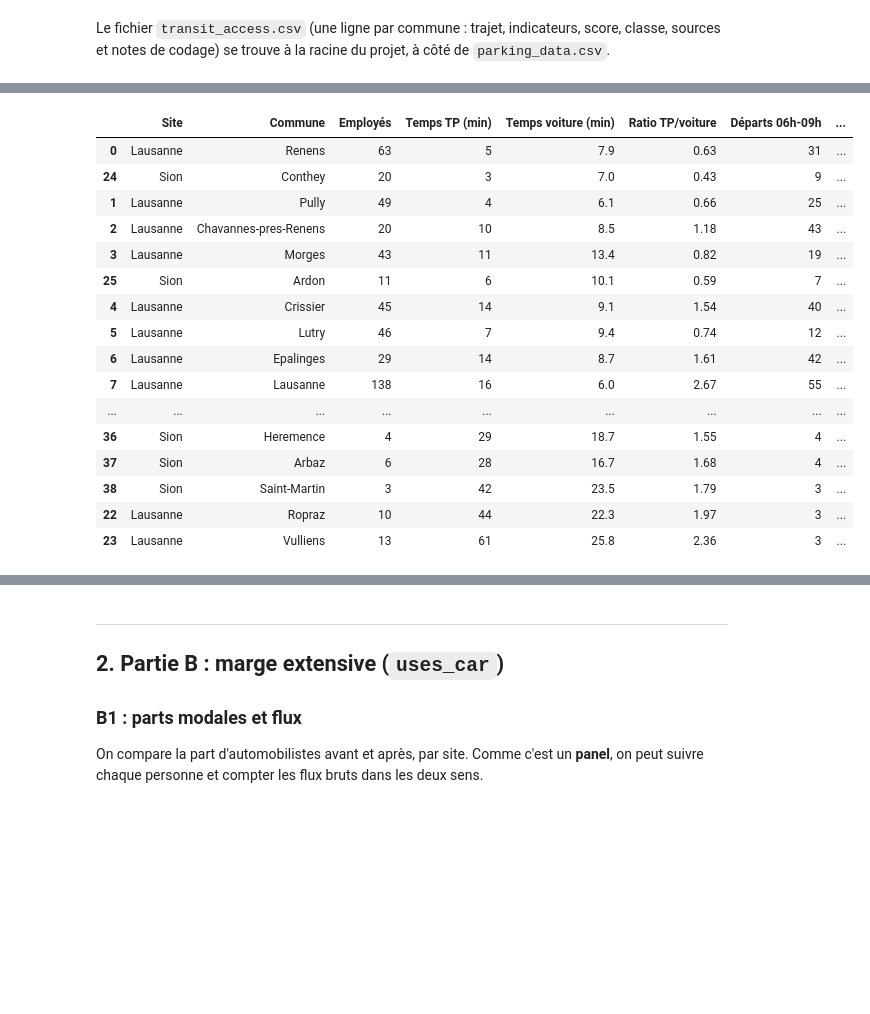
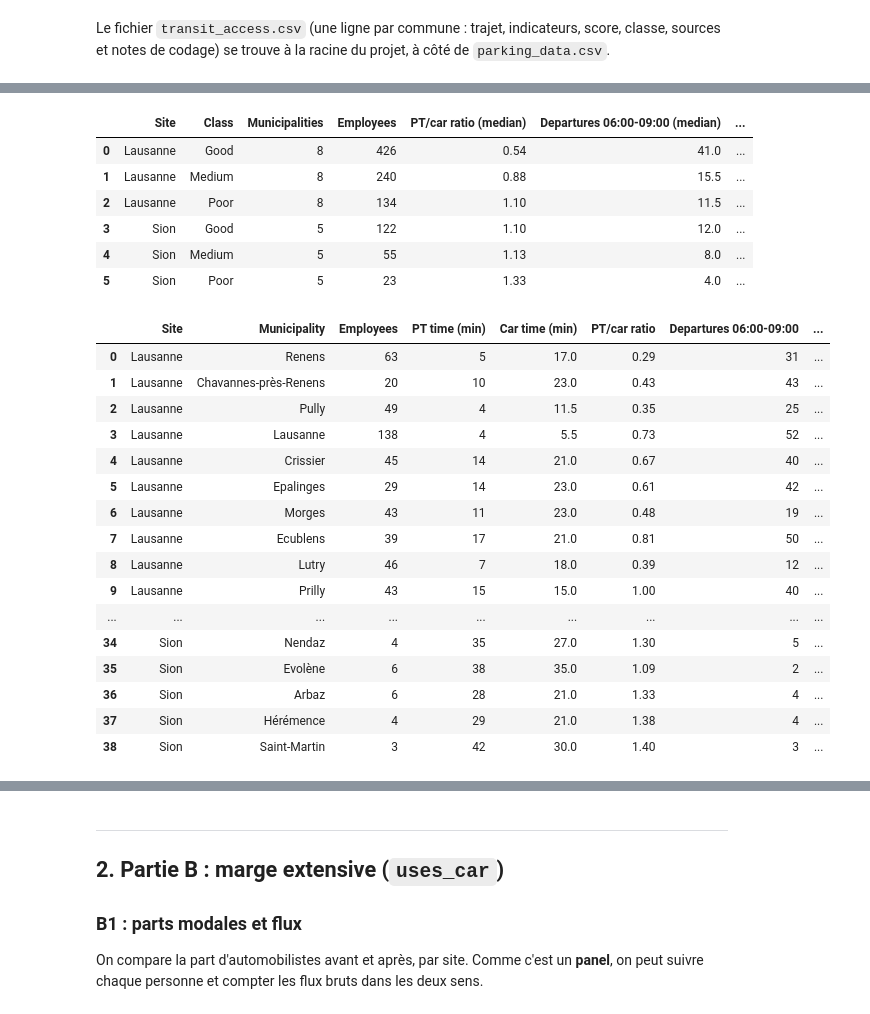
Before and after one commit to AndrewEberhardt/Public_Policy_Project, a Jupyter notebook: explications.ipynb, the cells around one changed output, grey strips where cells are left out. Cells and saved outputs as stored; diff of their text form; code cells hidden in the pictures; blank space fills up the shorter version.

Commit message:
v1 of data cleaning and part A

```diff
--- a/explications.ipynb
+++ b/explications.ipynb
@@ -274,23 +299,33 @@ L'arrêt actuellement utilisé est **Lausanne, Bellevaux**. Le quartier du 1004
 # %%
-tA1.sort_values('Score', ascending=False)
+# Table A1 in the report: summary by site and class (every municipality is named)
+display(tA1_summary)
+# Full list of the 39 municipalities (output/tables/table_A1_communes, same data as transit_access.csv)
+tA1.sort_values(["Site", "Score"], ascending=[True, False])
 # %% [output]
-|  | Site | Commune | Employés | Temps TP (min) | Temps voiture (min) | Ratio TP/voiture | Départs 06h-09h | ... |
-| 0 | Lausanne | Renens | 63 | 5 | 7.9 | 0.63 | 31 | ... |
-| 24 | Sion | Conthey | 20 | 3 | 7.0 | 0.43 | 9 | ... |
-| 1 | Lausanne | Pully | 49 | 4 | 6.1 | 0.66 | 25 | ... |
-| 2 | Lausanne | Chavannes-pres-Renens | 20 | 10 | 8.5 | 1.18 | 43 | ... |
-| 3 | Lausanne | Morges | 43 | 11 | 13.4 | 0.82 | 19 | ... |
-| 25 | Sion | Ardon | 11 | 6 | 10.1 | 0.59 | 7 | ... |
-| 4 | Lausanne | Crissier | 45 | 14 | 9.1 | 1.54 | 40 | ... |
-| 5 | Lausanne | Lutry | 46 | 7 | 9.4 | 0.74 | 12 | ... |
-| 6 | Lausanne | Epalinges | 29 | 14 | 8.7 | 1.61 | 42 | ... |
-| 7 | Lausanne | Lausanne | 138 | 16 | 6.0 | 2.67 | 55 | ... |
-| ... | ... | ... | ... | ... | ... | ... | ... | ... |
-| 36 | Sion | Heremence | 4 | 29 | 18.7 | 1.55 | 4 | ... |
-| 37 | Sion | Arbaz | 6 | 28 | 16.7 | 1.68 | 4 | ... |
-| 38 | Sion | Saint-Martin | 3 | 42 | 23.5 | 1.79 | 3 | ... |
-| 22 | Lausanne | Ropraz | 10 | 44 | 22.3 | 1.97 | 3 | ... |
-| 23 | Lausanne | Vulliens | 13 | 61 | 25.8 | 2.36 | 3 | ... |
+|  | Site | Class | Municipalities | Employees | PT/car ratio (median) | Departures 06:00-09:00 (median) | ... |
+| 0 | Lausanne | Good | 8 | 426 | 0.54 | 41.0 | ... |
+| 1 | Lausanne | Medium | 8 | 240 | 0.88 | 15.5 | ... |
+| 2 | Lausanne | Poor | 8 | 134 | 1.10 | 11.5 | ... |
+| 3 | Sion | Good | 5 | 122 | 1.10 | 12.0 | ... |
+| 4 | Sion | Medium | 5 | 55 | 1.13 | 8.0 | ... |
+| 5 | Sion | Poor | 5 | 23 | 1.33 | 4.0 | ... |
+|  | Site | Municipality | Employees | PT time (min) | Car time (min) | PT/car ratio | Departures 06:00-09:00 | ... |
+| 0 | Lausanne | Renens | 63 | 5 | 17.0 | 0.29 | 31 | ... |
+| 1 | Lausanne | Chavannes-près-Renens | 20 | 10 | 23.0 | 0.43 | 43 | ... |
+| 2 | Lausanne | Pully | 49 | 4 | 11.5 | 0.35 | 25 | ... |
+| 3 | Lausanne | Lausanne | 138 | 4 | 5.5 | 0.73 | 52 | ... |
+| 4 | Lausanne | Crissier | 45 | 14 | 21.0 | 0.67 | 40 | ... |
+| 5 | Lausanne | Epalinges | 29 | 14 | 23.0 | 0.61 | 42 | ... |
+| 6 | Lausanne | Morges | 43 | 11 | 23.0 | 0.48 | 19 | ... |
+| 7 | Lausanne | Ecublens | 39 | 17 | 21.0 | 0.81 | 50 | ... |
+| 8 | Lausanne | Lutry | 46 | 7 | 18.0 | 0.39 | 12 | ... |
+| 9 | Lausanne | Prilly | 43 | 15 | 15.0 | 1.00 | 40 | ... |
+| ... | ... | ... | ... | ... | ... | ... | ... | ... |
+| 34 | Sion | Nendaz | 4 | 35 | 27.0 | 1.30 | 5 | ... |
+| 35 | Sion | Evolène | 6 | 38 | 35.0 | 1.09 | 2 | ... |
+| 36 | Sion | Arbaz | 6 | 28 | 21.0 | 1.33 | 4 | ... |
+| 37 | Sion | Hérémence | 4 | 29 | 21.0 | 1.38 | 4 | ... |
+| 38 | Sion | Saint-Martin | 3 | 42 | 30.0 | 1.40 | 3 | ... |
 # %% [markdown]
 ### Comment lire le score et les classes
 
```
Also changed, not shown: parts of 30 cells of this notebook, 47 other files.
